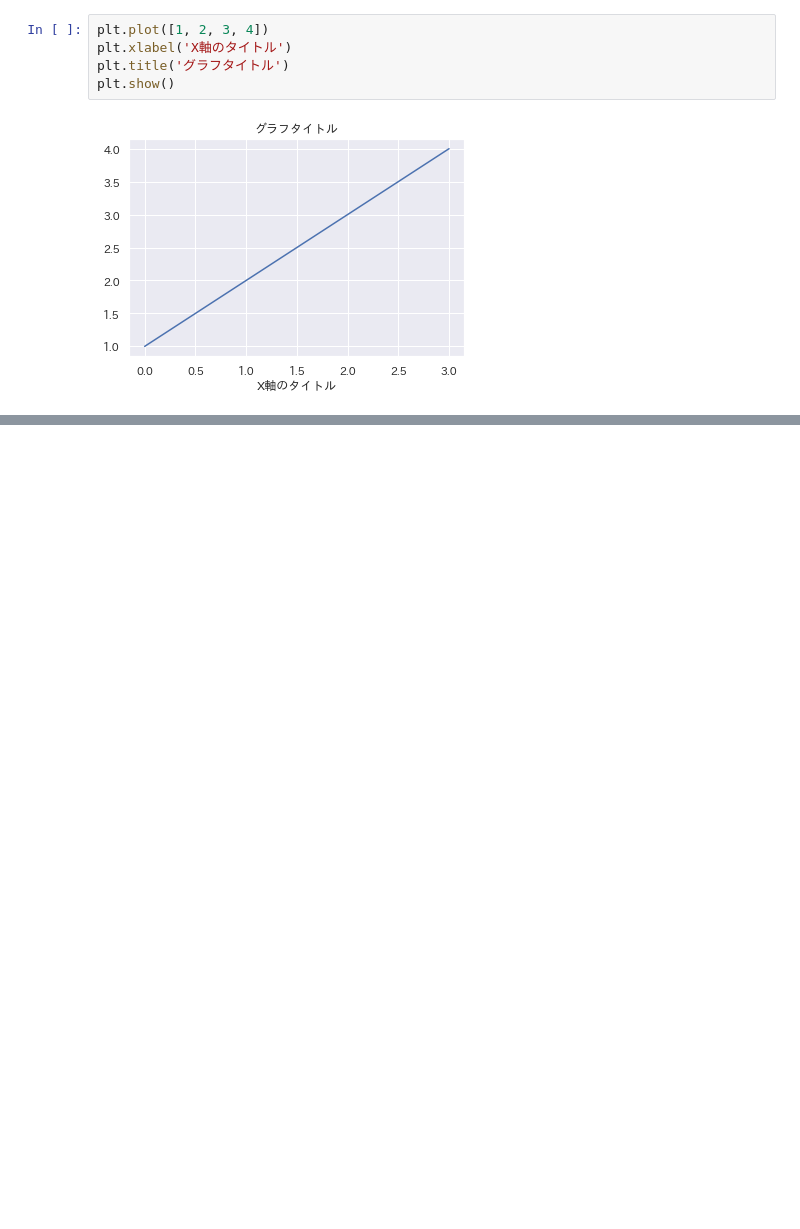
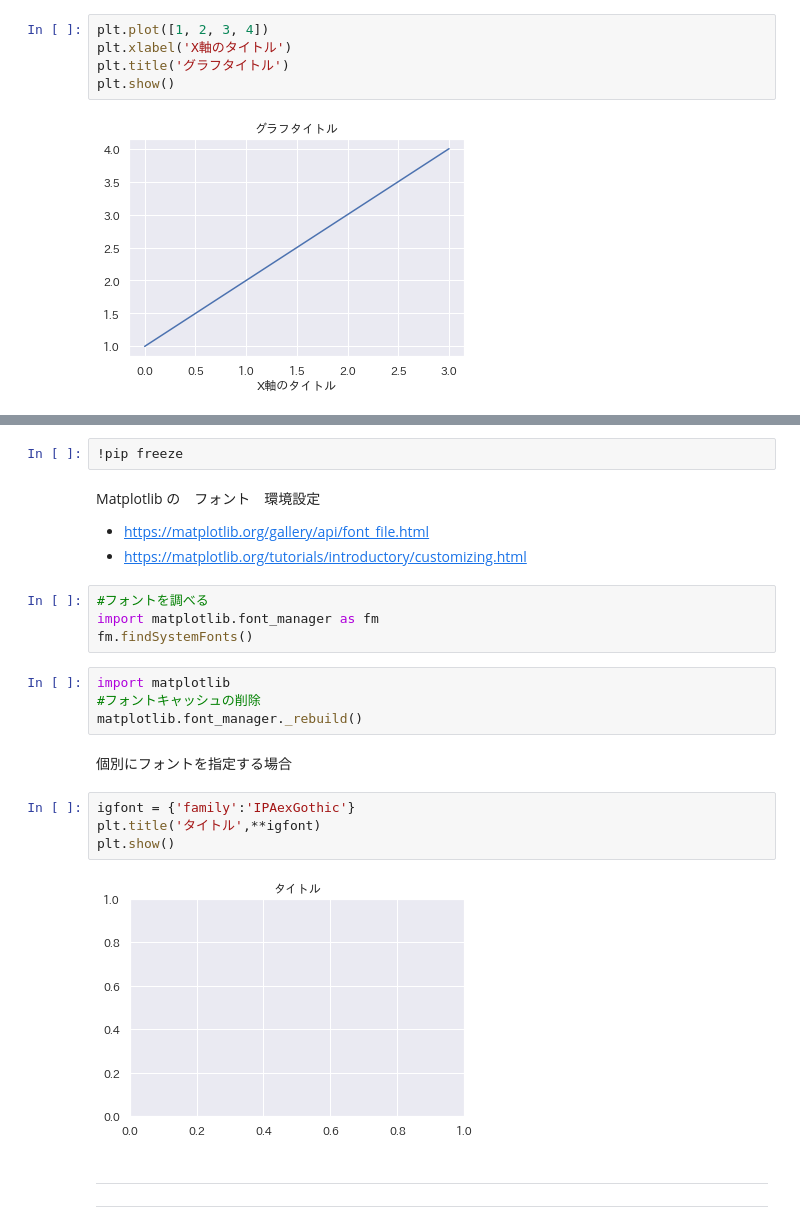
Before and after one commit to tom2rd/Googlecolabutils, a Jupyter notebook: Matplot_pyplot_JP_example1.ipynb, the cells around one changed output, grey strips where cells are left out. Drawn from its saved outputs; the diff is of its cells as text; blank space fills up the shorter version.

```diff
--- a/Matplot_pyplot_JP_example1.ipynb
+++ b/Matplot_pyplot_JP_example1.ipynb
@@ -44,0 +69,31 @@ plt.show()
+# %%
+!pip freeze
+# %% [markdown]
+Matplotlib の　フォント　環境設定
+
+* https://matplotlib.org/gallery/api/font_file.html
+* https://matplotlib.org/tutorials/introductory/customizing.html
+# %%
+#フォントを調べる
+import matplotlib.font_manager as fm
+fm.findSystemFonts()
+# %%
+import matplotlib
+#フォントキャッシュの削除
+matplotlib.font_manager._rebuild()
+# %% [markdown]
+個別にフォントを指定する場合
+# %%
+igfont = {'family':'IPAexGothic'}
+plt.title('タイトル',**igfont)
+plt.show()
+# %% [output]
+[figure, added]
+# %% [markdown]
+
+
+---
+
+
+
+---
```
Also changed, not shown: parts of 9 cells of this notebook.
